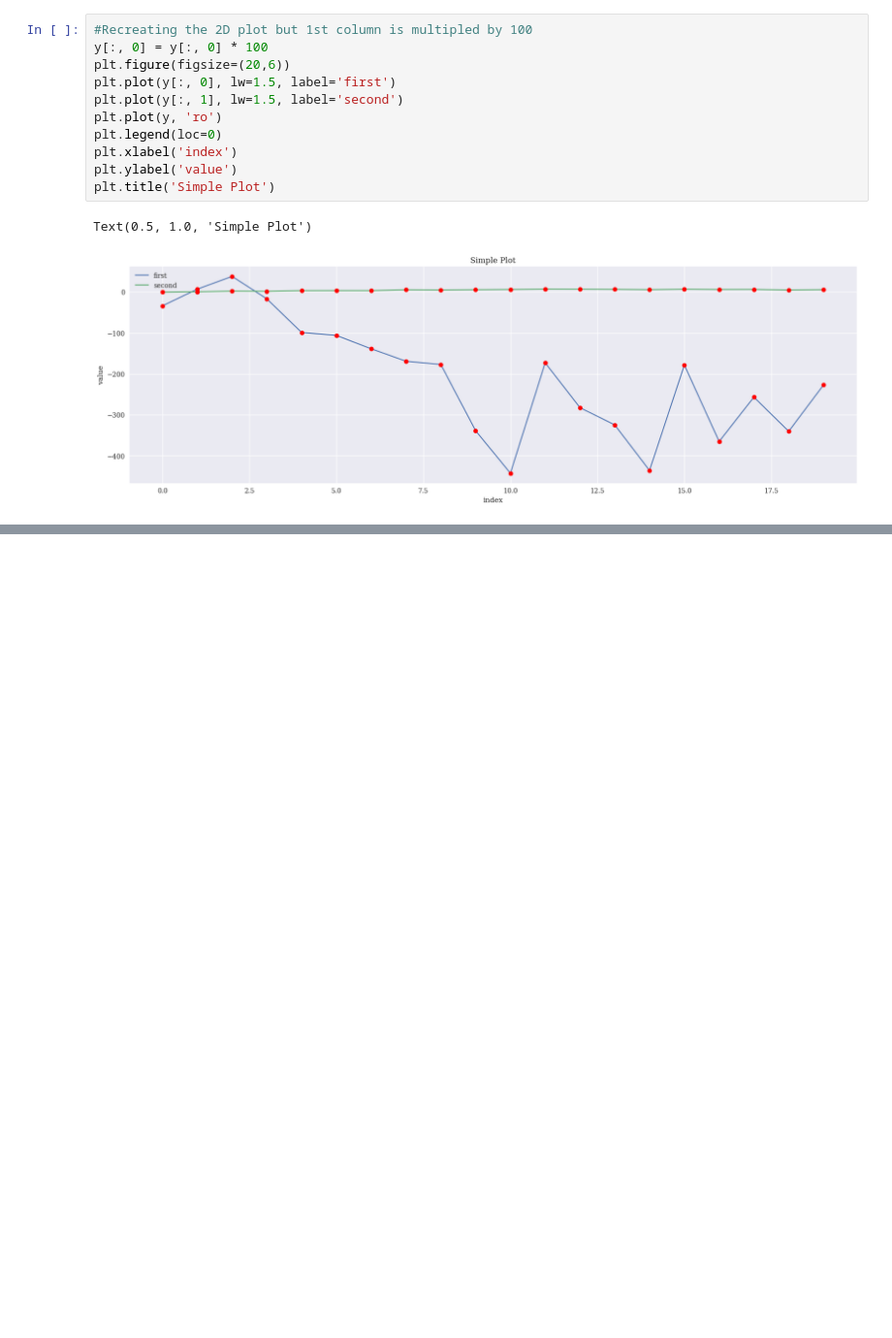
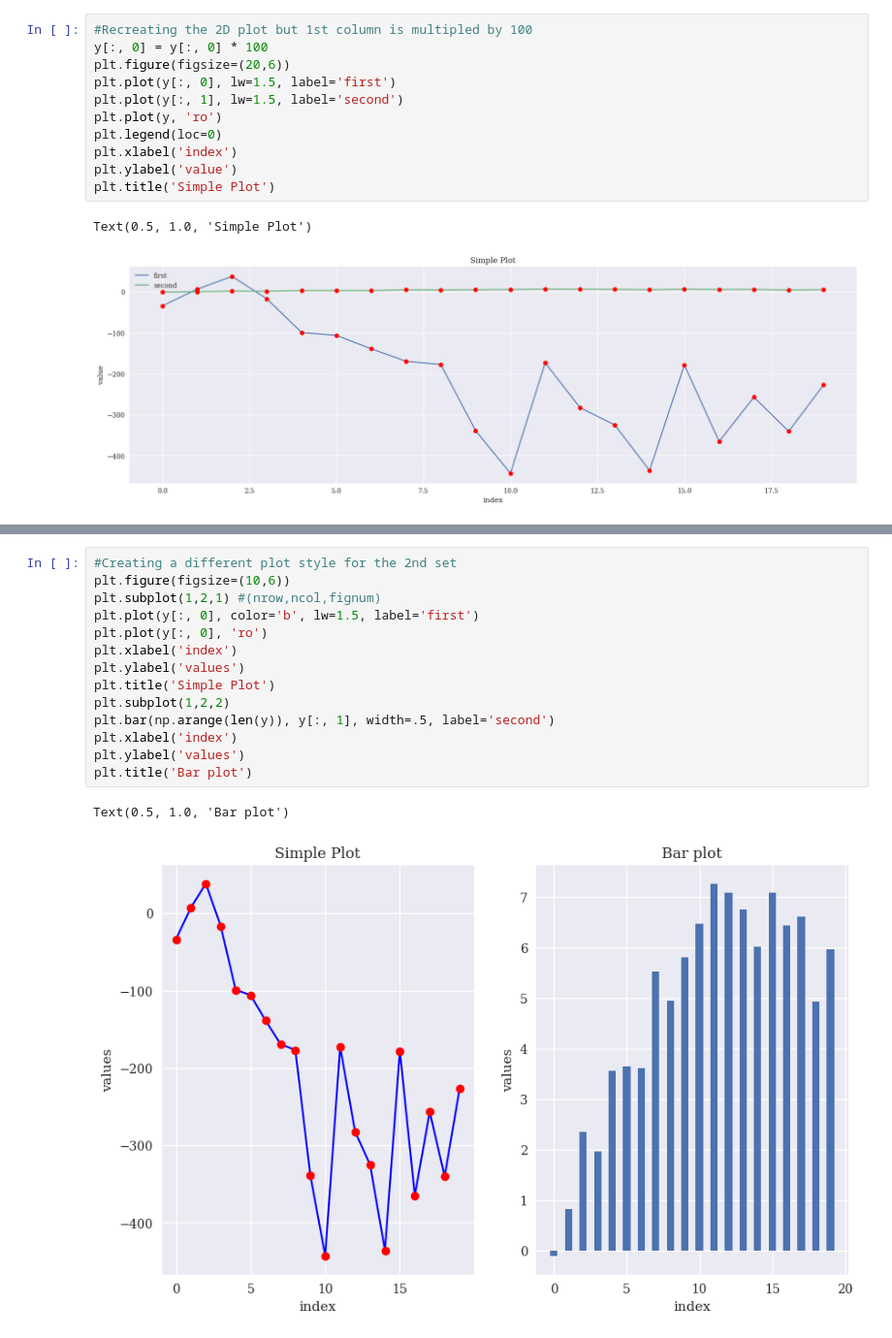
Before and after one commit to alvizconde/python-for-finance, a Jupyter notebook: Ch7-DataVisualization.ipynb, the cells around one changed output, grey strips where cells are left out. Shown at 97% size. Cells and saved outputs as stored; diff of their text form; blank space fills up the shorter version.

```diff
--- a/Ch7-DataVisualization.ipynb
+++ b/Ch7-DataVisualization.ipynb
@@ -127,0 +145,17 @@ Text(0.5, 1.0, 'Simple Plot')
+# %%
+#Creating a different plot style for the 2nd set
+plt.figure(figsize=(10,6))
+plt.subplot(1,2,1) #(nrow,ncol,fignum)
+plt.plot(y[:, 0], color='b', lw=1.5, label='first')
+plt.plot(y[:, 0], 'ro')
+plt.xlabel('index')
+plt.ylabel('values')
+plt.title('Simple Plot')
+plt.subplot(1,2,2)
+plt.bar(np.arange(len(y)), y[:, 1], width=.5, label='second')
+plt.xlabel('index')
+plt.ylabel('values')
+plt.title('Bar plot')
+# %% [output]
+Text(0.5, 1.0, 'Bar plot')
+[figure, added]
```
Also changed, not shown: parts of 5 cells of this notebook.
